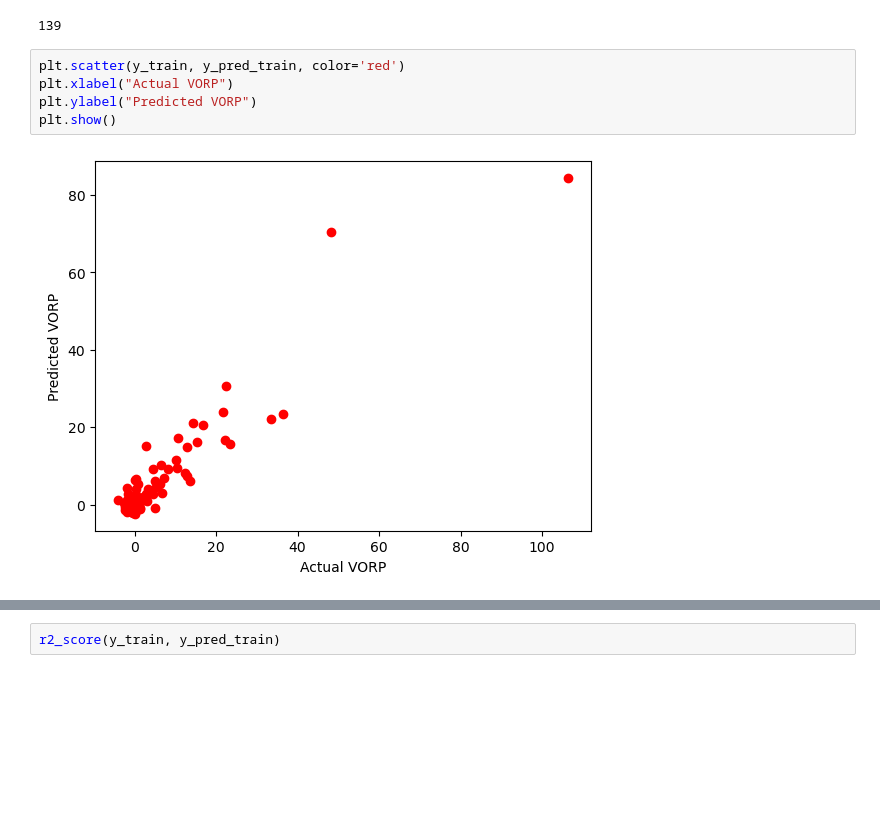
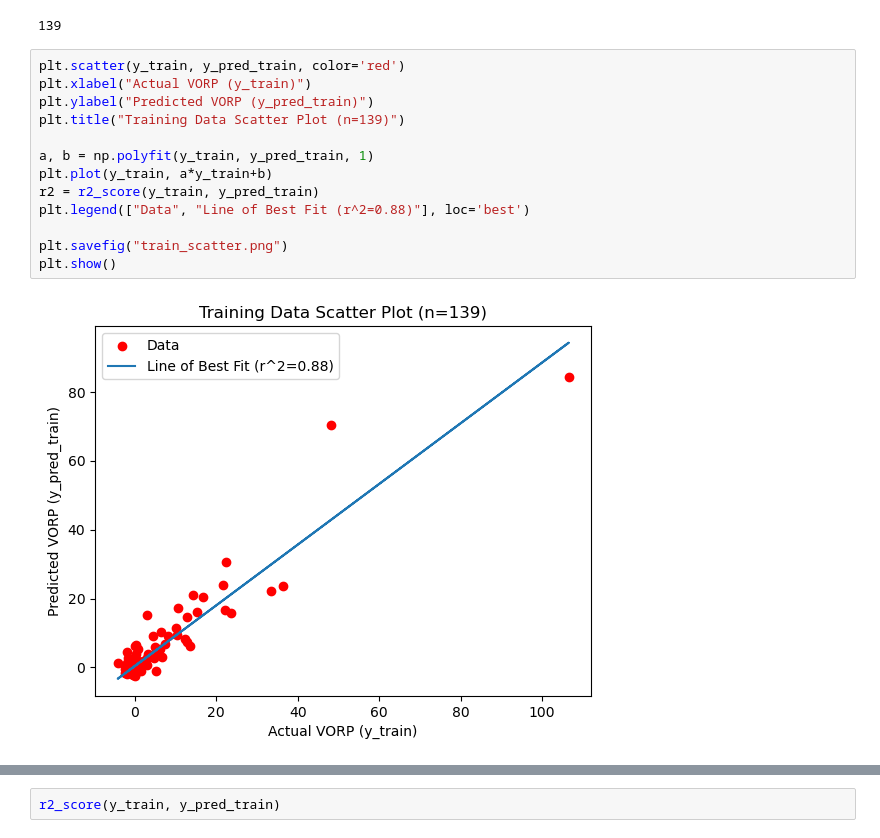
Before and after one commit to maxpopper/Project-1, a Jupyter notebook: VORP_final_analysis.ipynb, the cells around one changed output, grey strips where cells are left out. Drawn from its saved outputs; the diff is of its cells as text; blank space fills up the shorter version.

Commit message:
saved graphs as pngs and updated the readme

```diff
--- a/VORP_final_analysis.ipynb
+++ b/VORP_final_analysis.ipynb
@@ -71,8 +71,16 @@ len(y_pred_train)
 139
 # %%
 plt.scatter(y_train, y_pred_train, color='red')
-plt.xlabel("Actual VORP")
-plt.ylabel("Predicted VORP")
+plt.xlabel("Actual VORP (y_train)")
+plt.ylabel("Predicted VORP (y_pred_train)")
+plt.title("Training Data Scatter Plot (n=139)")
+
+a, b = np.polyfit(y_train, y_pred_train, 1)
+plt.plot(y_train, a*y_train+b)
+r2 = r2_score(y_train, y_pred_train)
+plt.legend(["Data", "Line of Best Fit (r^2=0.88)"], loc='best')
+
+plt.savefig("train_scatter.png")
 plt.show()
 # %% [output]
-[figure, old version]
+[figure, new version]
```
Also changed, not shown: parts of 16 cells of this notebook, 12 other files.
